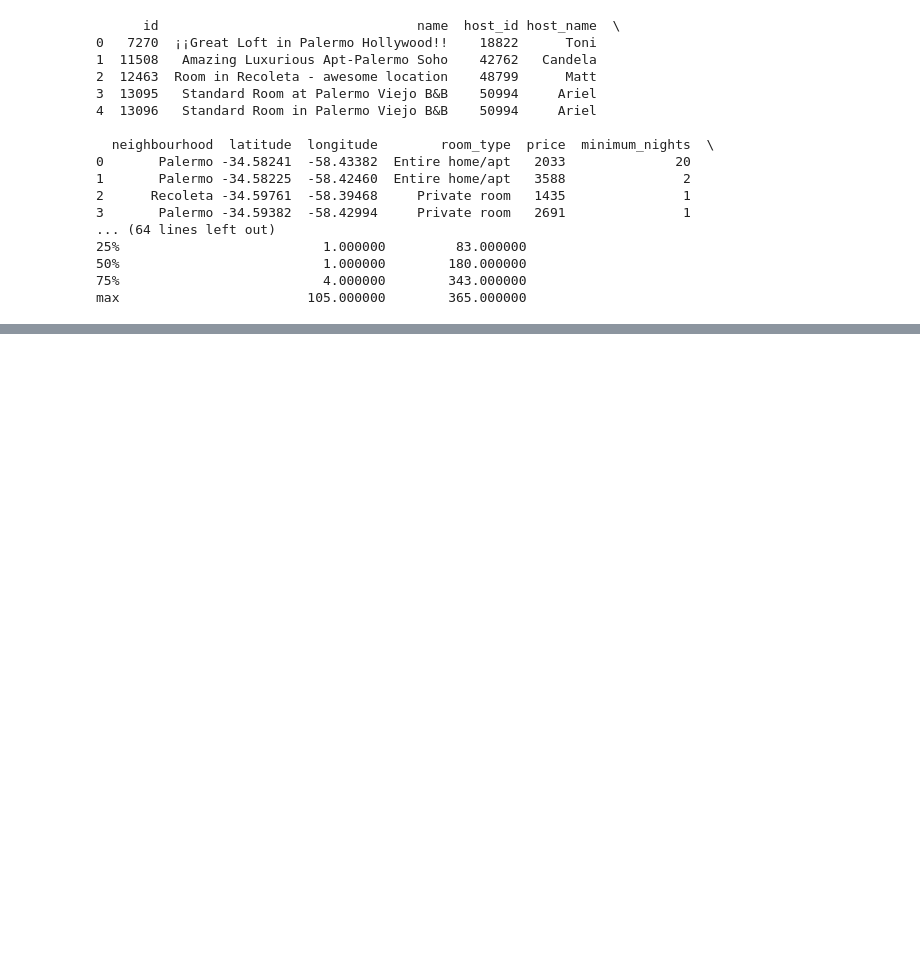
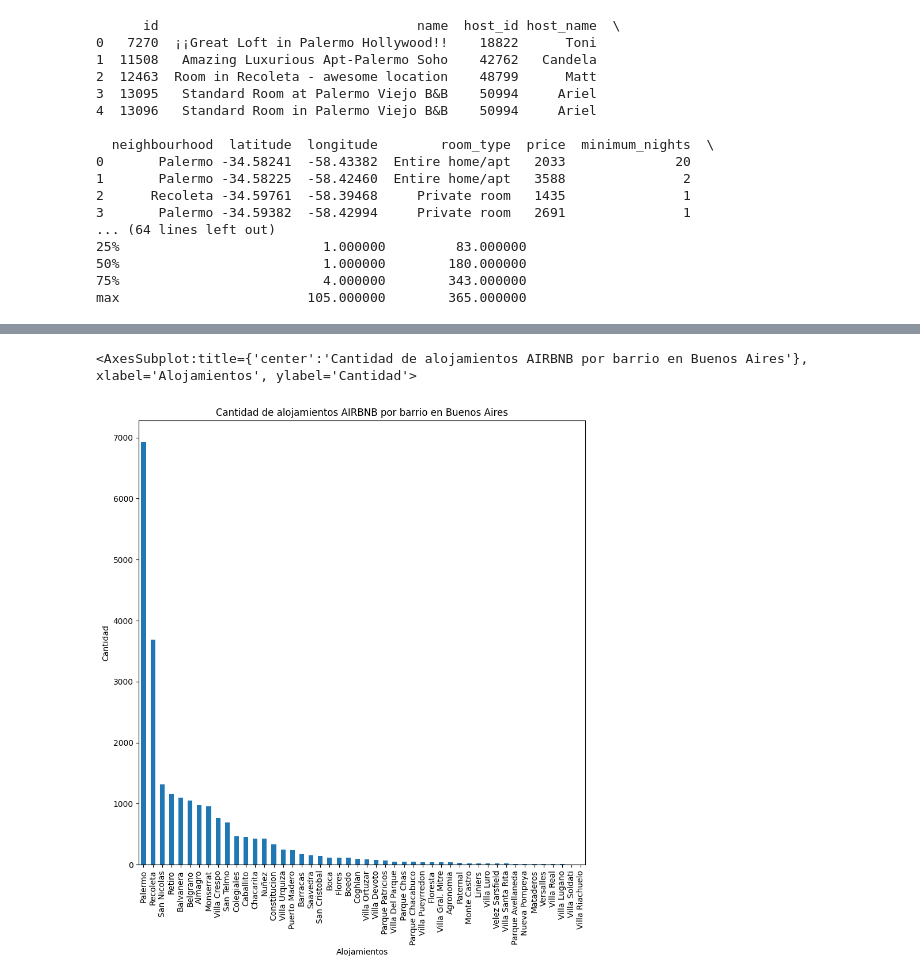
Before and after one commit to andres925922/DataScience-Coder, a Jupyter notebook: Notebook/Coder_Notebook.ipynb, the cells around one changed output, grey strips where cells are left out. Cells and saved outputs as stored; diff of their text form; code cells hidden in the pictures; blank space fills up the shorter version.

```diff
--- a/Notebook/Coder_Notebook.ipynb
+++ b/Notebook/Coder_Notebook.ipynb
@@ -7,10 +10,11 @@ import os
 # %%
 # Notebook path
 
-path = os.getcwd() + "/Documents/GitHub/DataScience Coder/"
+_path = os.getcwd().replace(r"\Notebook", r"\Datasets")
+print(_path)
 
 # Dataset declaration
 
-BA_SA_AIRBNB_DS = pd.read_csv(path+"/Datasets/Buenos_Aires_AIRBNB.csv")
-DELAYED_FLIGHTS_DS = pd.read_csv(path+"/Datasets/DelayedFlights.csv")
-AIR_TRAFIC_STATS_DS = pd.read_csv(path+"/Datasets/Air_Traffic_Passenger_Statistics.csv")
+BA_SA_AIRBNB_DS = pd.read_csv(_path+"\Buenos_Aires_AIRBNB.csv")
+# DELAYED_FLIGHTS_DS = pd.read_csv(_path+"\DelayedFlights.csv")
+# AIR_TRAFIC_STATS_DS = pd.read_csv(_path+"\Air_Traffic_Passenger_Statistics.csv")
@@ -87,0 +102,5 @@ max               659837.000000   2016.000000
+# %%
+# Seteamos la primera columna como índice
+BA_SA_AIRBNB_DS = BA_SA_AIRBNB_DS.set_index("id")
+columnas = list(BA_SA_AIRBNB_DS.columns)
+BA_SA_AIRBNB_DS.head(6)
@@ -87,0 +156,14 @@ max               659837.000000   2016.000000
+# %%
+# Obtenemos los varios que contienen mayor cantidad de alojamientos y graficamos
+barrios_con_mas_alojamientos = BA_SA_AIRBNB_DS.groupby(["neighbourhood"])["name"].count().sort_values(ascending=False)
+barrios_con_mas_alojamientos
+barrios_con_mas_alojamientos.plot(
+kind = "bar",
+figsize = (10, 10),
+xlabel = "Alojamientos",
+ylabel = "Cantidad",
+title = "Cantidad de alojamientos AIRBNB por barrio en Buenos Aires"
+)
+# %% [output]
+<AxesSubplot:title={'center':'Cantidad de alojamientos AIRBNB por barrio en Buenos Aires'}, xlabel='Alojamientos', ylabel='Cantidad'>
+[figure, added]
```
Also changed, not shown: parts of 16 cells of this notebook, 2 other files.
